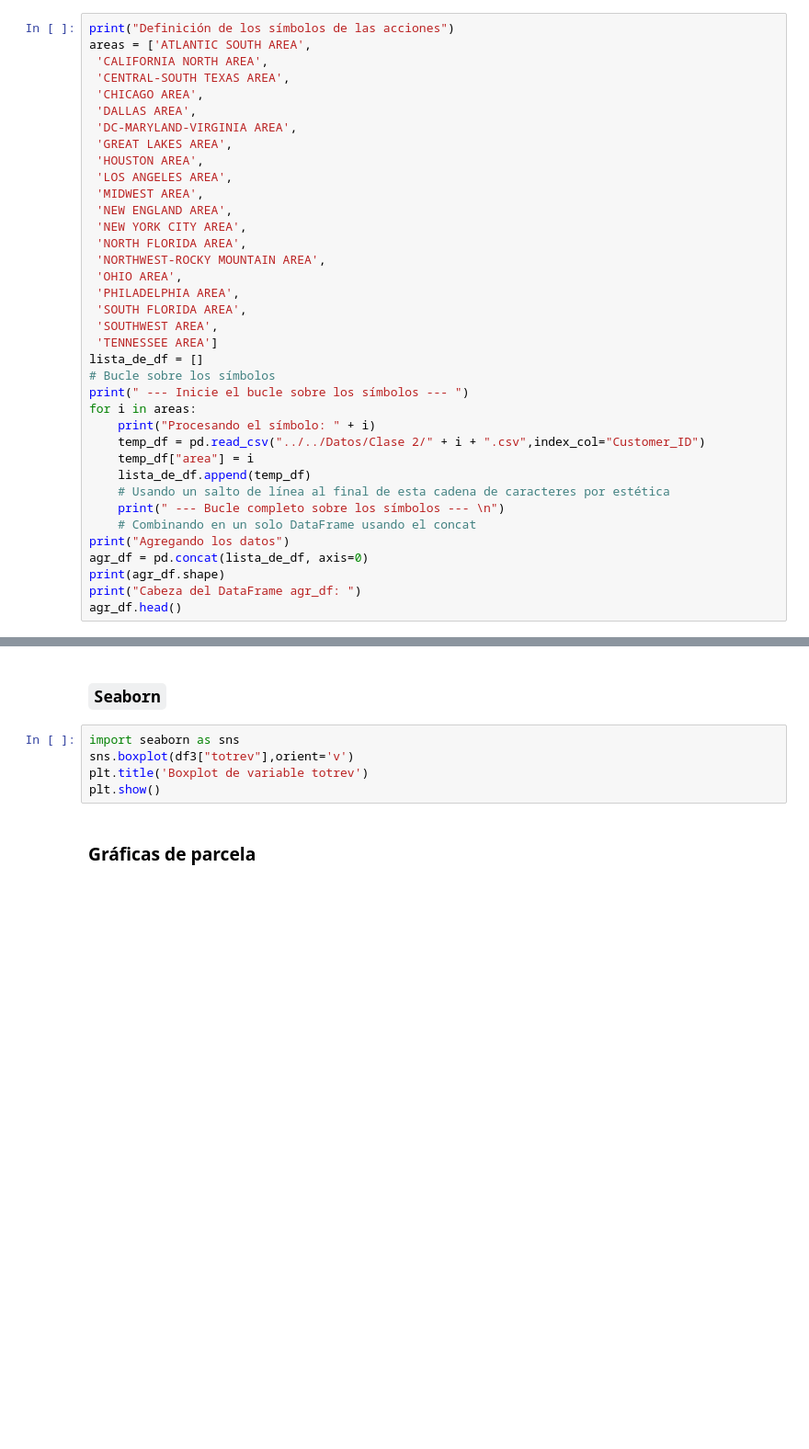
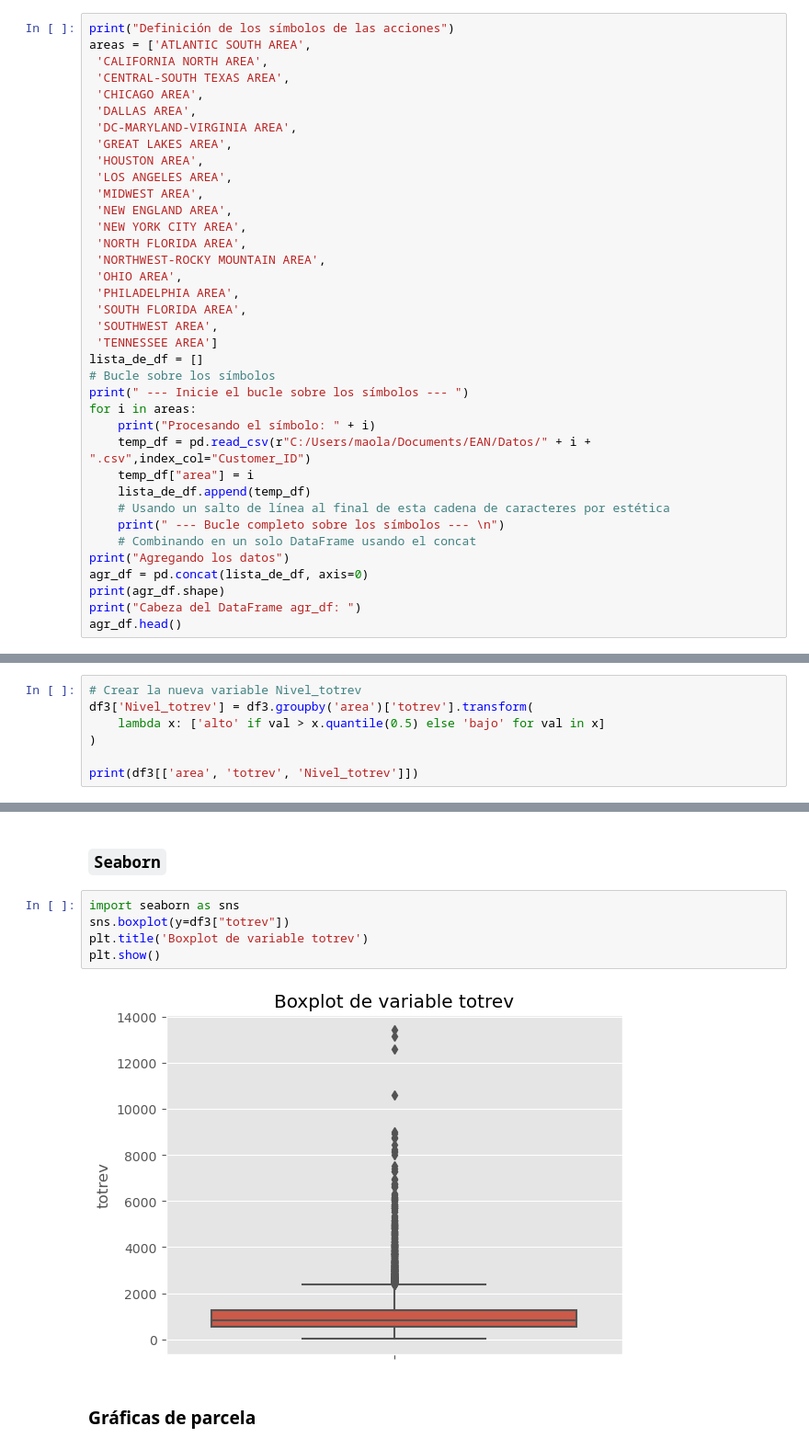
Before and after one commit to maolarte/EAN_est_python2024, a Jupyter notebook: Código/Código/Relación entre minutos usados e ingreso de clientes - Introducción a Pandas.ipynb, the cells around one changed output, grey strips where cells are left out. Shown at 92% size. Drawn from its saved outputs; the diff is of its cells as text; blank space fills up the shorter version.

```diff
--- a/Código/Código/Relación entre minutos usados e ingreso de clientes - Introducción a Pandas.ipynb
+++ b/Código/Código/Relación entre minutos usados e ingreso de clientes - Introducción a Pandas.ipynb
@@ -570,7 +811,7 @@ lista_de_df = []
 print(" --- Inicie el bucle sobre los símbolos --- ")
 for i in areas:
     print("Procesando el símbolo: " + i)
-    temp_df = pd.read_csv("../../Datos/Clase 2/" + i + ".csv",index_col="Customer_ID")
+    temp_df = pd.read_csv(r"C:/Users/maola/Documents/EAN/Datos/" + i + ".csv",index_col="Customer_ID")
     temp_df["area"] = i
     lista_de_df.append(temp_df)
     # Usando un salto de línea al final de esta cadena de caracteres por estética
@@ -856,3 +1140,10 @@ df3.groupby("creditcd_x").agg({"totmou": ["mean", "std", "median", "min", "max"]
 Revisamos el comportamiento de `totrev` y encontramos una gran variabilidad, en ocasiones la agrupación de variables cuantitativas en diferentes categorías nos ayuda a tener una mejor visión del conjunto de datos.
 
 Crearemos una nueva variable `Nivel_totrev`  que catalogue a la variable total de ingresos `totrev` en 2 posibles niveles, alto en el caso que `totrev`  sea mayor al cuantil 50 y baja en otro caso. cada valor de percentil debe ser calculado por cada `area` para asegurar que el +area geografíca sea evaluada adicionalmente.
+# %%
+# Crear la nueva variable Nivel_totrev
+df3['Nivel_totrev'] = df3.groupby('area')['totrev'].transform(
+    lambda x: ['alto' if val > x.quantile(0.5) else 'bajo' for val in x]
+)
+
+print(df3[['area', 'totrev', 'Nivel_totrev']])
@@ -1034,9 +1487,11 @@ df3.plot(kind="scatter",x='totrev',y='totmou',c='blue')
 ### `Seaborn`
 # %%
 import seaborn as sns
-sns.boxplot(df3["totrev"],orient='v')
+sns.boxplot(y=df3["totrev"])
 plt.title('Boxplot de variable totrev')
 plt.show()
+# %% [output]
+[figure, added]
 # %% [markdown]
 ### Gráficas de parcela
 # %%
```
Also changed, not shown: parts of 75 cells of this notebook.
